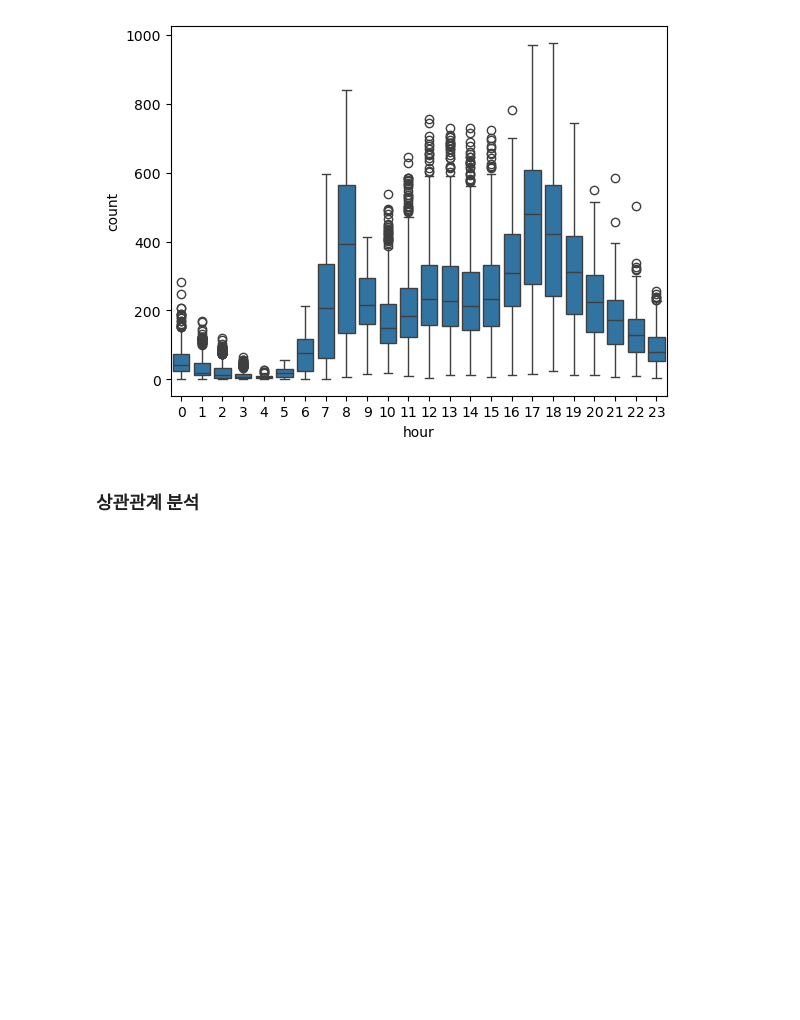
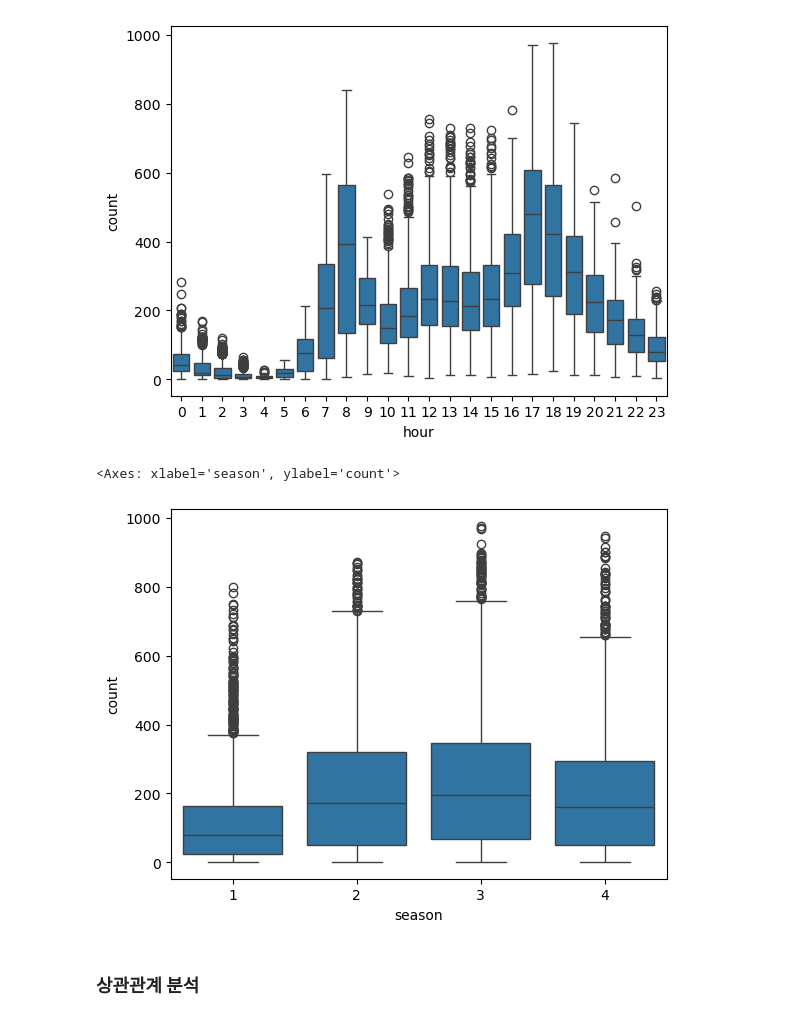
Before and after one commit to bhjin97/hipython_rep, a Jupyter notebook: 39. bike대여량예측모델.ipynb, the cells around one changed output. Cells and saved outputs as stored; diff of their text form; code cells hidden in the pictures; blank space fills up the shorter version.

```diff
--- a/39. bike대여량예측모델.ipynb
+++ b/39. bike대여량예측모델.ipynb
@@ -90,6 +90,11 @@ sns.boxplot(x='hour', y='count', data=tr_df)
 # %% [output]
 <Axes: xlabel='hour', ylabel='count'>
 [figure]
+# %%
+sns.boxplot(x='season', y='count', data=tr_df)
+# %% [output]
+<Axes: xlabel='season', ylabel='count'>
+[figure, added]
 # %%
 tr_df = train_df.drop(['datetime', 'casual', 'registered'], axis =1)
 # %%
```
Also changed, not shown: 1 other file.
